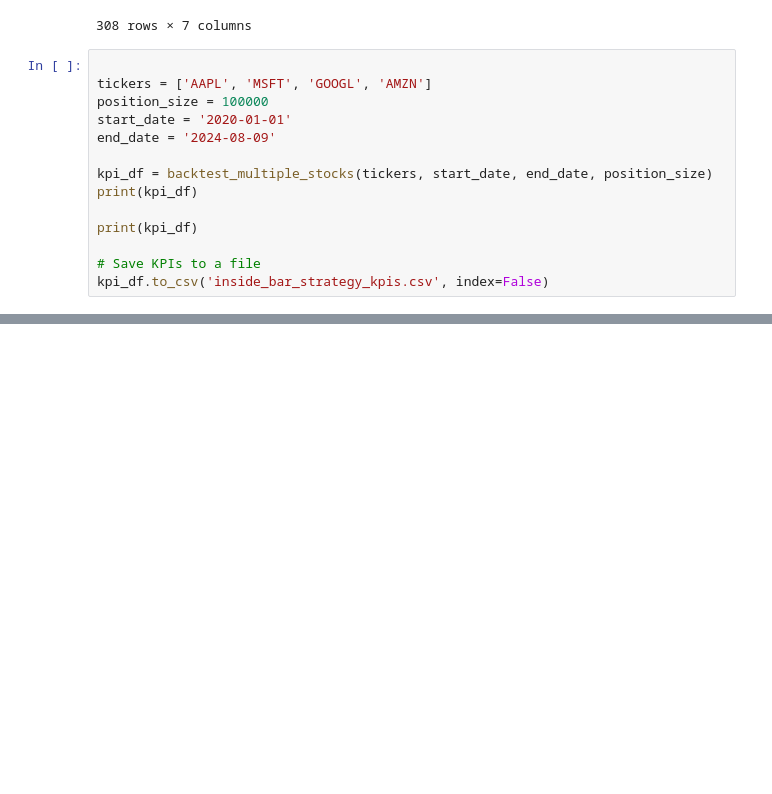
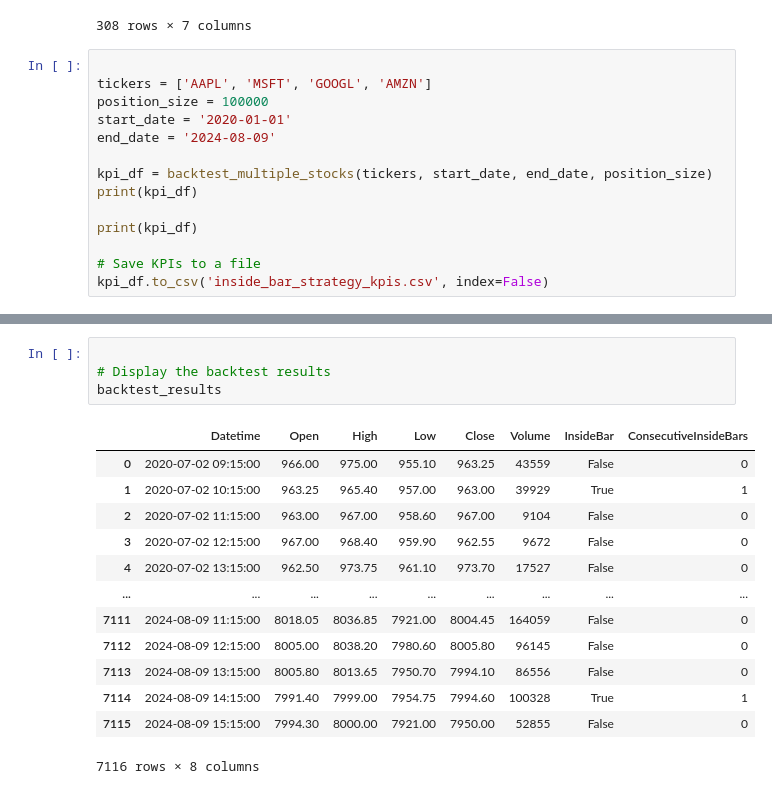
Before and after one commit to rsuganesh7/Trading_codes, a Jupyter notebook: ib1.ipynb, the cells around one changed output, grey strips where cells are left out. Drawn from its saved outputs; the diff is of its cells as text; blank space fills up the shorter version.

```diff
--- a/ib1.ipynb
+++ b/ib1.ipynb
@@ -175,0 +358,18 @@ kpi_df.to_csv('inside_bar_strategy_kpis.csv', index=False)
+# %%
+
+# Display the backtest results
+backtest_results
+# %% [output]
+|  | Datetime | Open | High | Low | Close | Volume | InsideBar | ConsecutiveInsideBars |
+| 0 | 2020-07-02 09:15:00 | 966.00 | 975.00 | 955.10 | 963.25 | 43559 | False | 0 |
+| 1 | 2020-07-02 10:15:00 | 963.25 | 965.40 | 957.00 | 963.00 | 39929 | True | 1 |
+| 2 | 2020-07-02 11:15:00 | 963.00 | 967.00 | 958.60 | 967.00 | 9104 | False | 0 |
+| 3 | 2020-07-02 12:15:00 | 967.00 | 968.40 | 959.90 | 962.55 | 9672 | False | 0 |
+| 4 | 2020-07-02 13:15:00 | 962.50 | 973.75 | 961.10 | 973.70 | 17527 | False | 0 |
+| ... | ... | ... | ... | ... | ... | ... | ... | ... |
+| 7111 | 2024-08-09 11:15:00 | 8018.05 | 8036.85 | 7921.00 | 8004.45 | 164059 | False | 0 |
+| 7112 | 2024-08-09 12:15:00 | 8005.00 | 8038.20 | 7980.60 | 8005.80 | 96145 | False | 0 |
+| 7113 | 2024-08-09 13:15:00 | 8005.80 | 8013.65 | 7950.70 | 7994.10 | 86556 | False | 0 |
+| 7114 | 2024-08-09 14:15:00 | 7991.40 | 7999.00 | 7954.75 | 7994.60 | 100328 | True | 1 |
+| 7115 | 2024-08-09 15:15:00 | 7994.30 | 8000.00 | 7921.00 | 7950.00 | 52855 | False | 0 |
+7116 rows × 8 columns
```
Also changed, not shown: parts of 12 cells of this notebook, 1 other file.
